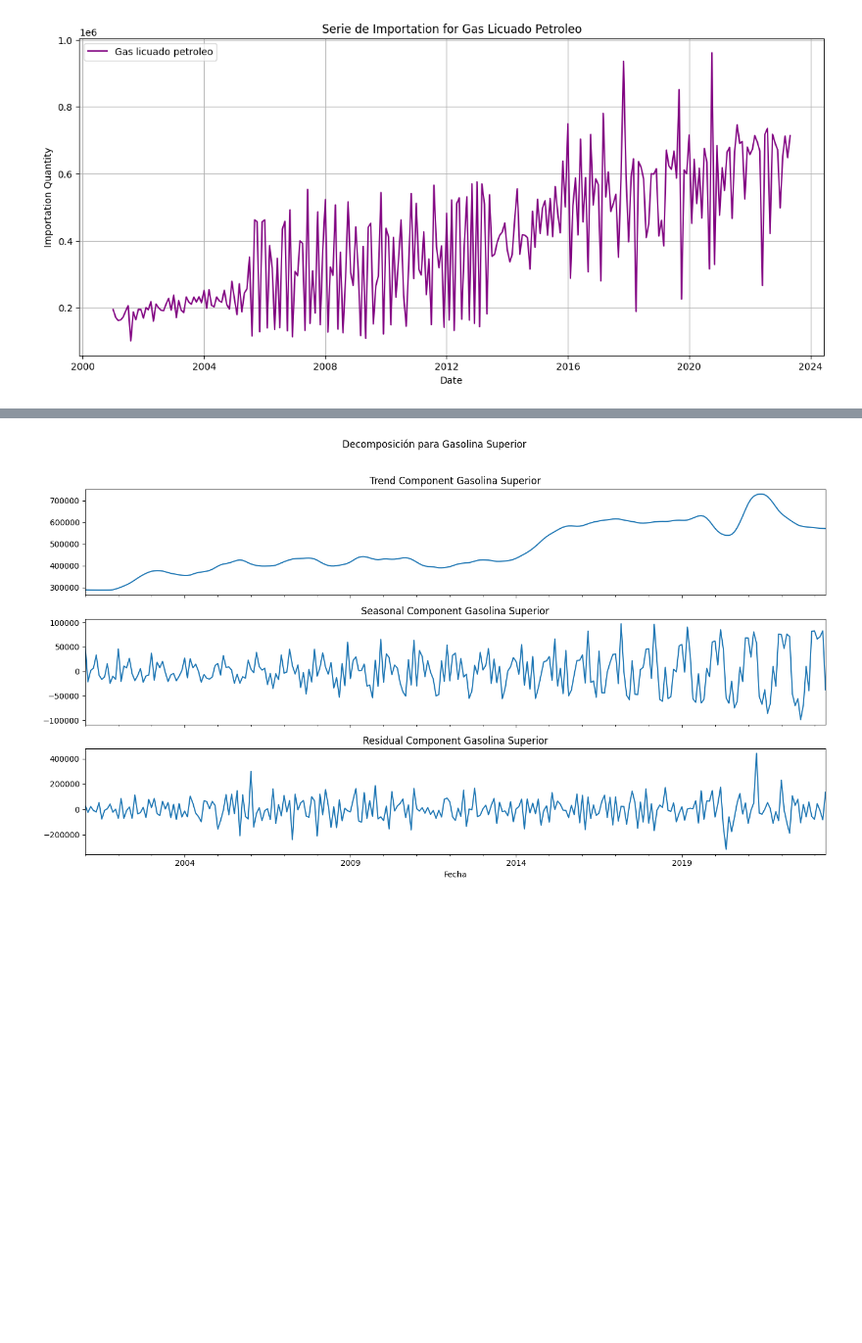
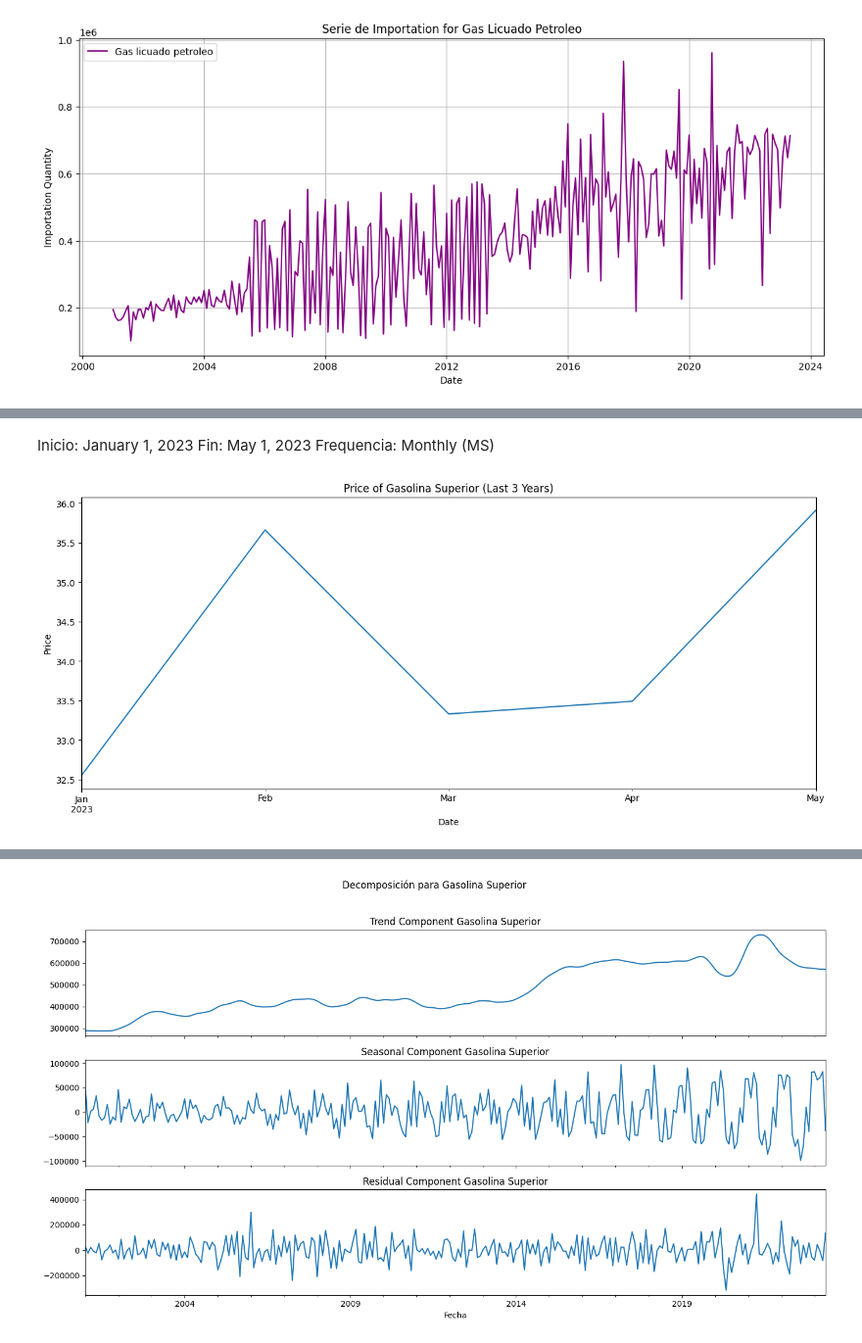
Before and after one commit to CrisLayB/DataScience_Lab02, a Jupyter notebook: ConsumoGasolina.ipynb, the cells around one changed output, grey strips where cells are left out. Shown at 98% size. Saved outputs shown, nothing was run; the diff lists cells and outputs as text; code cells hidden in the pictures; blank space fills up the shorter version.

```diff
--- a/ConsumoGasolina.ipynb
+++ b/ConsumoGasolina.ipynb
@@ -165,3 +163,12 @@ plt.legend()
 plt.show()
 # %% [output]
 [figure]
+# %%
+#Inicio, fin y serie del precio de la gasolina superior
+gasolina_superior_price_series = merged_data_last_3_years.set_index('Fecha')['Superior']
+
+gasolina_superior_price_start = gasolina_superior_price_series.index.min()
+gasolina_superior_price_end = gasolina_superior_price_series.index.max()
+gasolina_superior_price_frequency = gasolina_superior_price_series.index.inferred_freq
+
+gasolina_superior_price_start, gasolina_superior_price_end, gasolina_superior_price_frequency
@@ -167,0 +177,12 @@ plt.show()
+# %% [markdown]
+Inicio: January 1, 2023
+Fin: May 1, 2023
+Frequencia: Monthly (MS)
+# %%
+#serie para gasolina superior
+gasolina_superior_price_series.plot(figsize=(15, 6), title='Price of Gasolina Superior (Last 3 Years)')
+plt.ylabel('Price')
+plt.xlabel('Date')
+plt.show()
+# %% [output]
+[figure, added]
```
Also changed, not shown: parts of 15 cells of this notebook.
